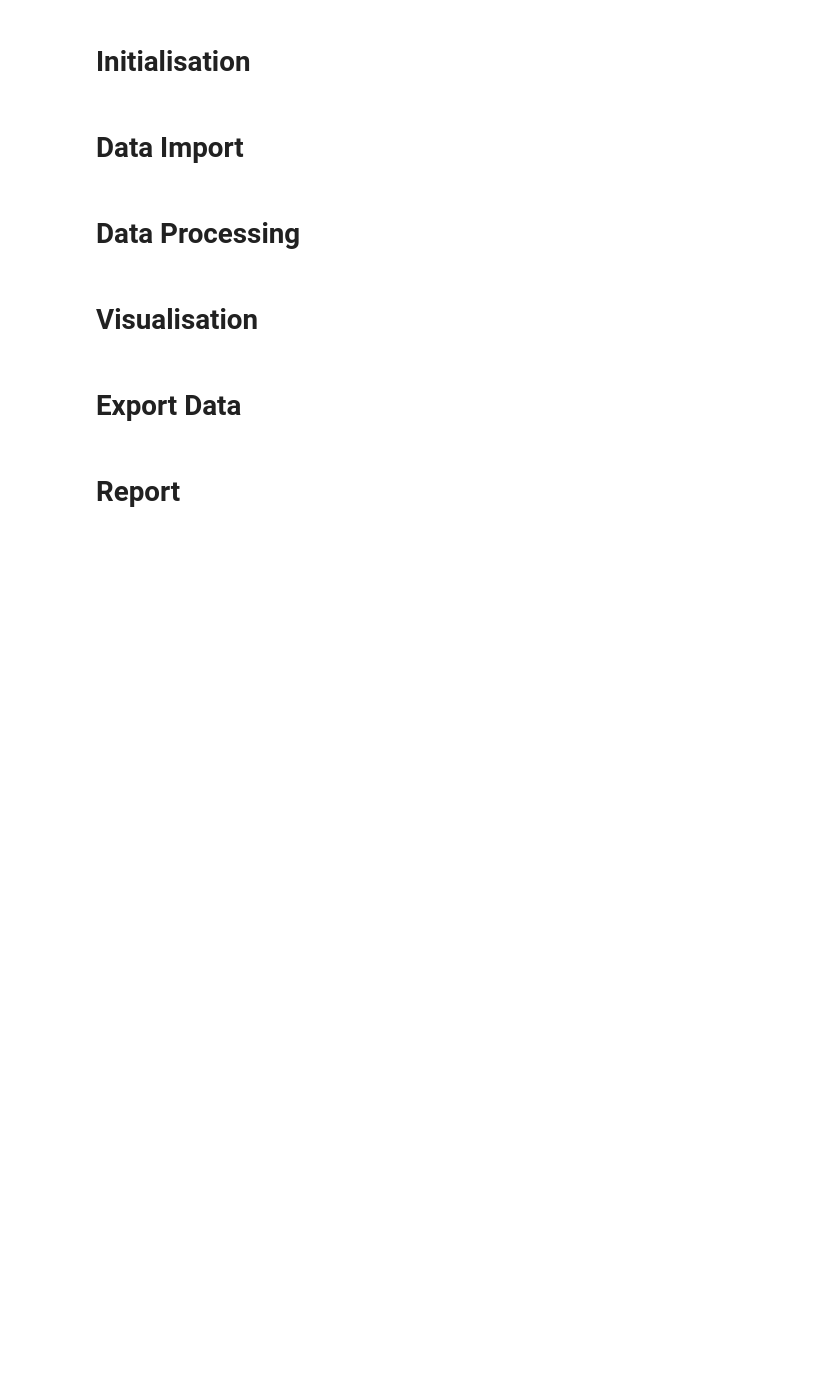
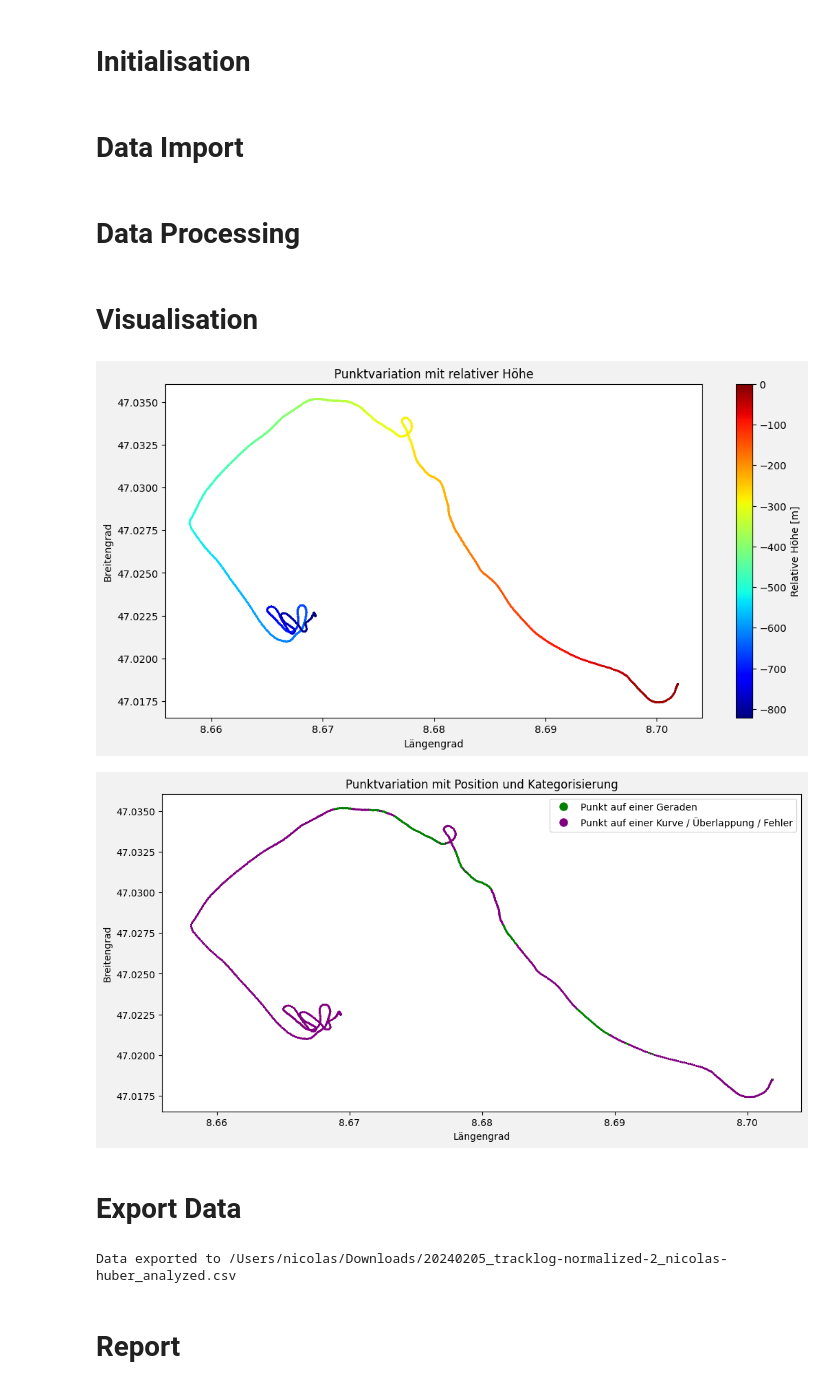
Before and after one commit to nicolashuberIT/flight-analyzer, a Jupyter notebook: src/executor/execute_data_analyzer.ipynb, the cells around one changed output. Saved outputs shown, nothing was run; the diff lists cells and outputs as text; code cells hidden in the pictures; blank space fills up the shorter version.

```diff
--- a/src/executor/execute_data_analyzer.ipynb
+++ b/src/executor/execute_data_analyzer.ipynb
@@ -16,7 +16,7 @@ import constants as constants
 # %% [markdown]
 # Variables
 # %%
-CSV_FILE = "/Users/nicolas/Downloads/test_angle_analyzer.csv"
+CSV_FILE = "/Users/nicolas/Downloads/20240205_tracklog-normalized-2_nicolas-huber.csv"
 # %% [markdown]
 # Initialisation
 # %%
@@ -34,11 +34,17 @@ data_processed: pd.DataFrame = DataAnalyzer.process_data(data, AngleAnalyzer)
 # %% [markdown]
 # Visualisation
 # %%
+Visualizer.visualize_points_colored(data_processed)
 Visualizer.visualize_points_position(data_processed)
+# %% [output]
+[figure, added]
+[figure, added]
 # %% [markdown]
 # Export Data
 # %%
 DataAnalyzer.export_to_csv(data_processed)
+# %% [output]
+Data exported to /Users/nicolas/Downloads/20240205_tracklog-normalized-2_nicolas-huber_analyzed.csv
 # %% [markdown]
 # Report
 # %%
```
Also changed, not shown: parts of 2 cells of this notebook, 1 other file.
